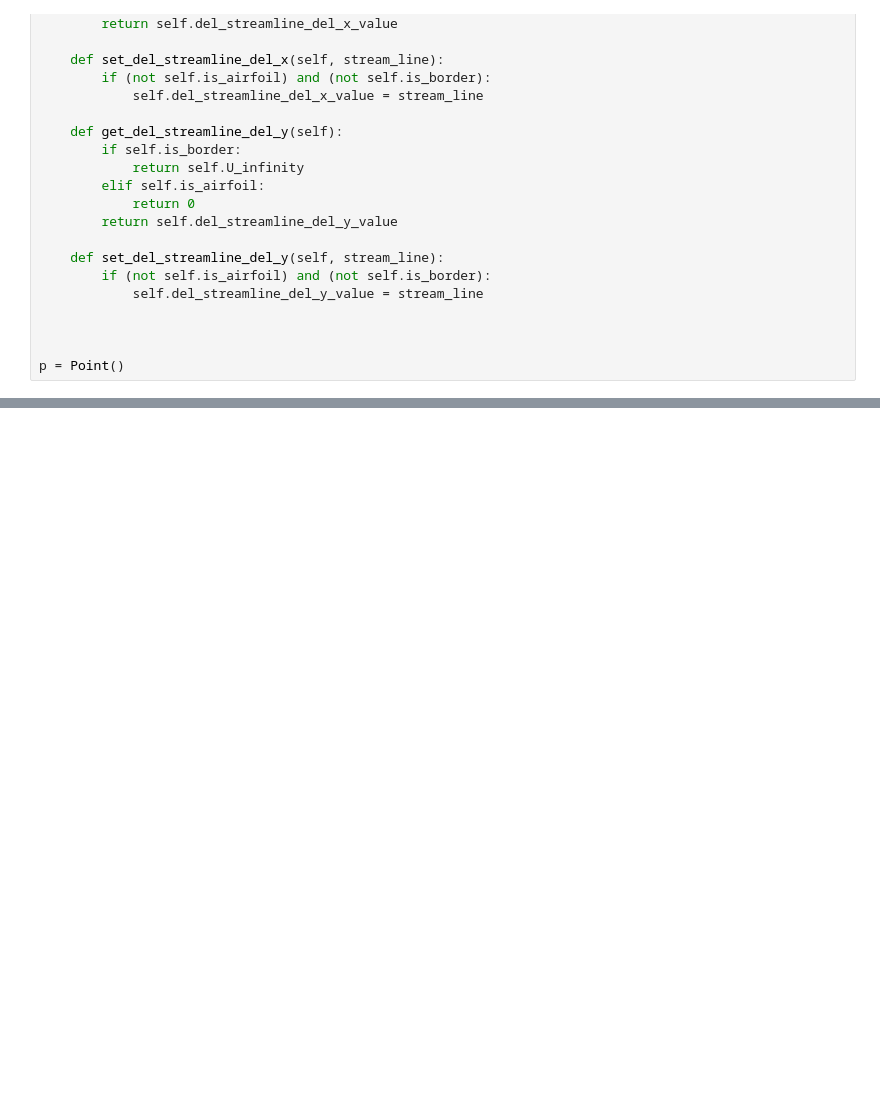
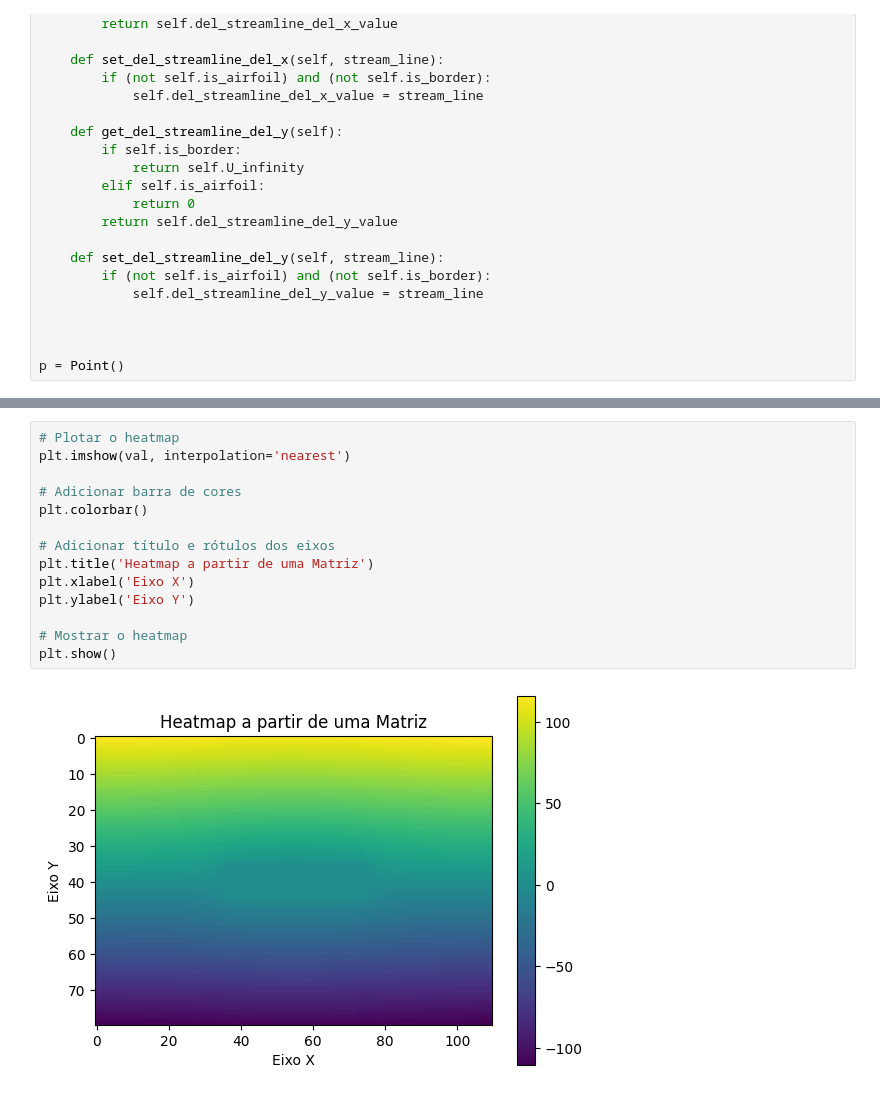
Before and after one commit to guicbelon/EulerRK4_simul, a Jupyter notebook: 2.ipynb, the cells around one changed output, grey strips where cells are left out. Cells and saved outputs as stored; diff of their text form; blank space fills up the shorter version.

```diff
--- a/2.ipynb
+++ b/2.ipynb
@@ -121,0 +343,16 @@ m.plot_mesh()
+# %%
+# Plotar o heatmap
+plt.imshow(val, interpolation='nearest')
+
+# Adicionar barra de cores
+plt.colorbar()
+
+# Adicionar título e rótulos dos eixos
+plt.title('Heatmap a partir de uma Matriz')
+plt.xlabel('Eixo X')
+plt.ylabel('Eixo Y')
+
+# Mostrar o heatmap
+plt.show()
+# %% [output]
+[figure, added]
```
Also changed, not shown: parts of 9 cells of this notebook, 1 other file.
